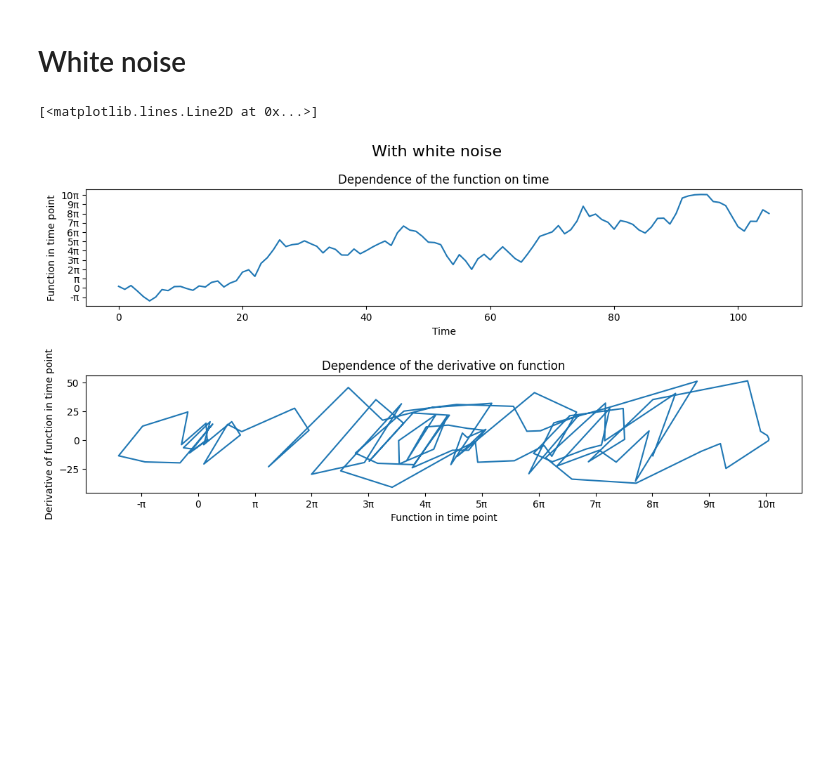
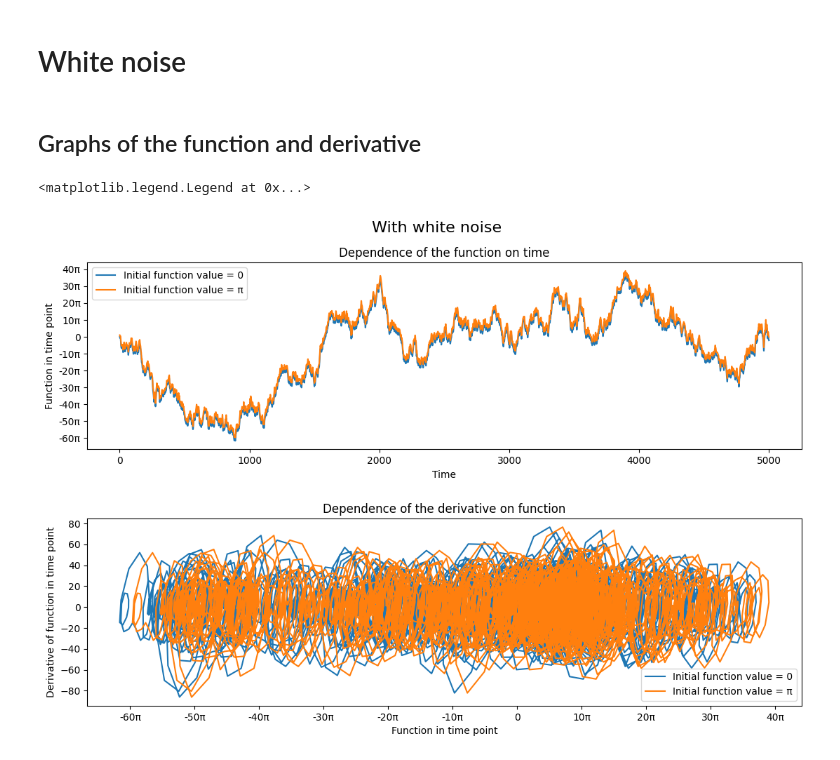
Before and after one commit to HopeMeNow/MDSdiploma, a Jupyter notebook: src/noisesResearch.ipynb, the cells around one changed output. Cells and saved outputs as stored; diff of their text form; code cells hidden in the pictures; blank space fills up the shorter version.

```diff
--- a/src/noisesResearch.ipynb
+++ b/src/noisesResearch.ipynb
@@ -59,7 +71,7 @@ def noise(freq, series_len):
   phase = random.uniform(0, 2*math.pi)
   return np.array([math.sin(2*math.pi * freq*x/series_len + phase) for x in range(series_len)])
 # %%
-def generate_noise(series_len = 1_000, amplitude = lambda f: 1, frequencies = range(1, 1001), random_seed = 0, debugging = False):
+def generate_noise(series_len = series_len, amplitude = lambda f: 1, frequencies = range(1, 1001), random_seed = 0, debugging = False):
   # """Generates noise of different spectrum
 
   #   Parameters
@@ -197,24 +261,21 @@ ax2.plot(x_ts, d_ts)
 # %% [markdown]
 # White noise
-# %%
-white_noise = generate_noise(series_len)
-x_ts, d_ts = get_samples(noise=white_noise)
-
-fig, (ax1, ax2) = plt.subplots(2, 1, figsize=(12, 6))
-fig.tight_layout(pad=5.)
-fig.suptitle('With white noise', fontsize=16)
-
-ax1.set_yticks(*get_rad_ticks(-14, 12, 1))
-ax1.set_title('Dependence of the function on time')
-ax1.set_xlabel('Time')
-ax1.set_ylabel('Function in time point')
-ax1.plot(x_ts)
-
-ax2.set_xticks(*get_rad_ticks(-14, 12, 1))
-ax2.set_title('Dependence of the derivative on function')
-ax2.set_xlabel('Function in time point')
-ax2.set_ylabel('Derivative of function in time point')
-ax2.plot(x_ts, d_ts)
-# %% [output]
-[<matplotlib.lines.Line2D at 0x...>]
-[figure, removed]
+# %% [markdown]
+## Graphs of the function and derivative
+# %%
+white_noise = generate_noise()
+x_ts_0, d_ts_0 = get_samples(x_t_init = 0, noise=white_noise)
+x_ts_pi, d_ts_pi = get_samples(x_t_init = math.pi, noise=white_noise)
+
+ax1, ax2 = set_up_plot('With white noise', figsize=(12, 8), ticks_range=(-140, 120, 10))
+
+ax1.plot(x_ts_0, label='Initial function value = 0')
+ax1.plot(x_ts_pi, label='Initial function value = π')
+ax1.legend()
+
+ax2.plot(x_ts_0, d_ts_0, label='Initial function value = 0')
+ax2.plot(x_ts_pi, d_ts_pi, label='Initial function value = π')
+ax2.legend()
+# %% [output]
+<matplotlib.legend.Legend at 0x...>
+[figure, added]
```
Also changed, not shown: parts of 33 cells of this notebook, 2 other files.
